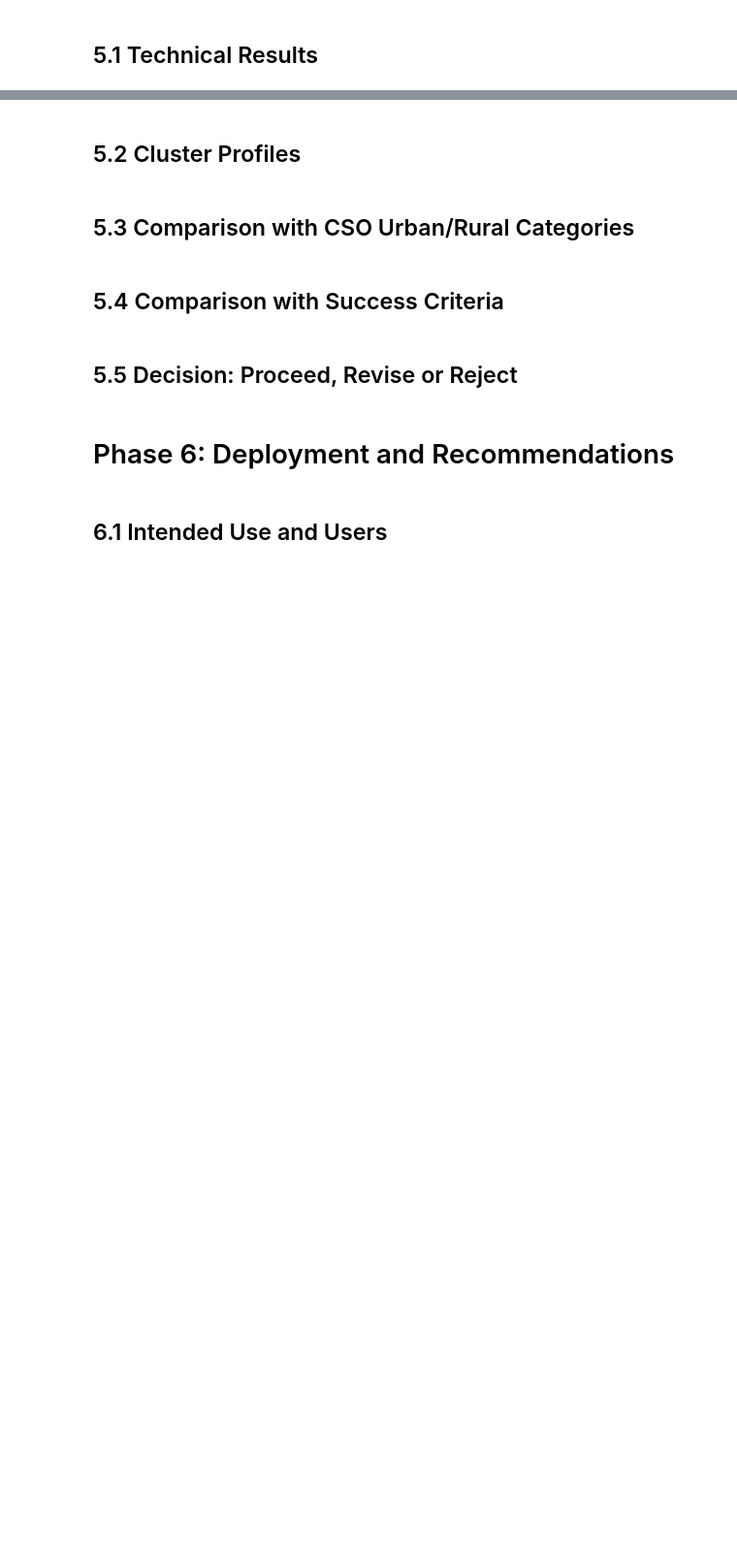
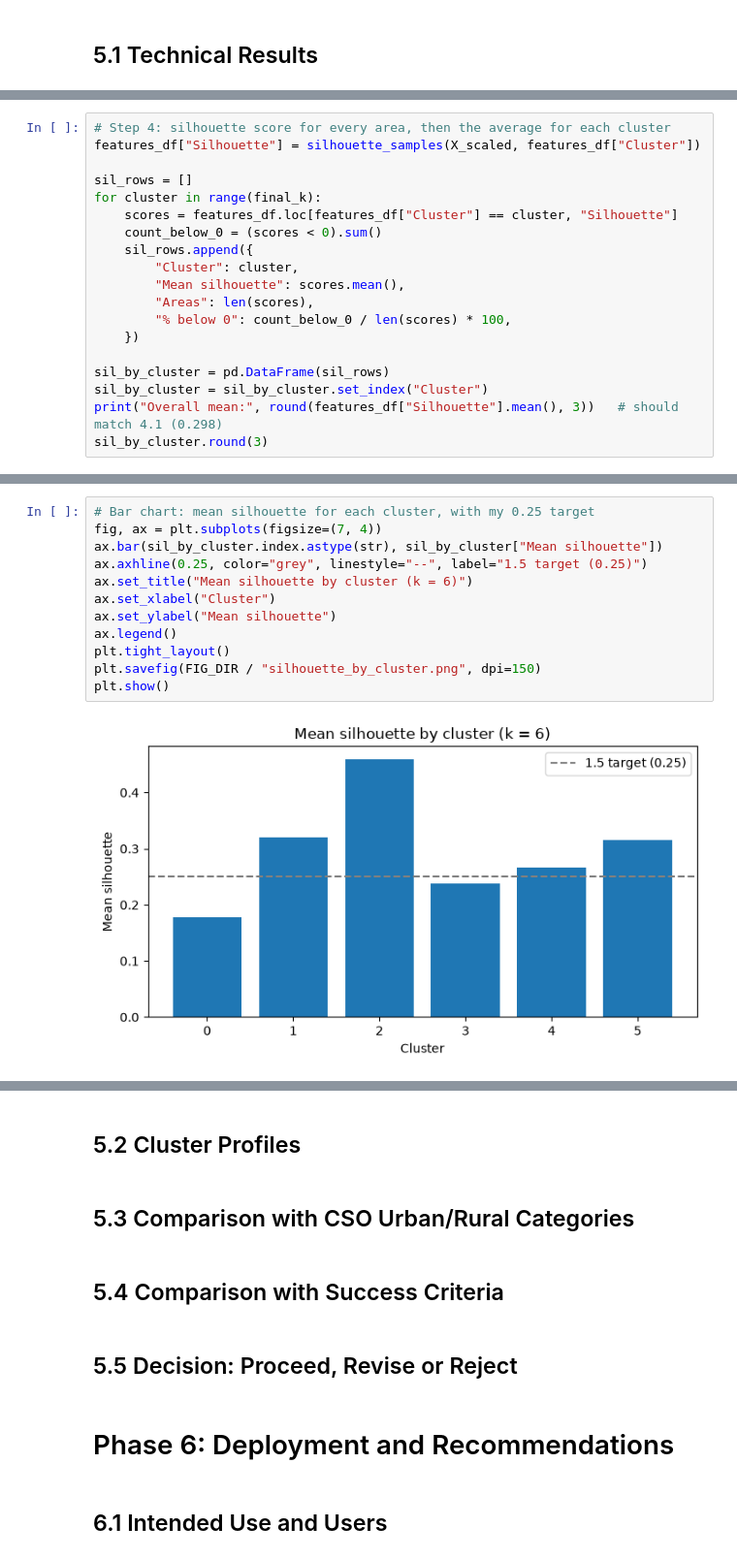
Before and after one commit to SwoopCodes/Data-Analytics_Irish-housing-density, a Jupyter notebook: notebooks/CA2_CRISP_DM_Notebook.ipynb, the cells around one changed output, grey strips where cells are left out. Shown at 97% size. Cells and saved outputs as stored; diff of their text form; blank space fills up the shorter version.

```diff
--- a/notebooks/CA2_CRISP_DM_Notebook.ipynb
+++ b/notebooks/CA2_CRISP_DM_Notebook.ipynb
@@ -1748,0 +1851,19 @@ K-means also scored a little higher (0.295 against 0.285) and made more even gro
+# %%
+# Step 4: silhouette score for every area, then the average for each cluster
+features_df["Silhouette"] = silhouette_samples(X_scaled, features_df["Cluster"])
+
+sil_rows = []
+for cluster in range(final_k):
+    scores = features_df.loc[features_df["Cluster"] == cluster, "Silhouette"]
+    count_below_0 = (scores < 0).sum()
+    sil_rows.append({
+        "Cluster": cluster,
+        "Mean silhouette": scores.mean(),
+        "Areas": len(scores),
+        "% below 0": count_below_0 / len(scores) * 100,
+    })
+
+sil_by_cluster = pd.DataFrame(sil_rows)
+sil_by_cluster = sil_by_cluster.set_index("Cluster")
+print("Overall mean:", round(features_df["Silhouette"].mean(), 3))   # should match 4.1 (0.298)
+sil_by_cluster.round(3)
@@ -1748,0 +1880,14 @@ K-means also scored a little higher (0.295 against 0.285) and made more even gro
+# %%
+# Bar chart: mean silhouette for each cluster, with my 0.25 target
+fig, ax = plt.subplots(figsize=(7, 4))
+ax.bar(sil_by_cluster.index.astype(str), sil_by_cluster["Mean silhouette"])
+ax.axhline(0.25, color="grey", linestyle="--", label="1.5 target (0.25)")
+ax.set_title("Mean silhouette by cluster (k = 6)")
+ax.set_xlabel("Cluster")
+ax.set_ylabel("Mean silhouette")
+ax.legend()
+plt.tight_layout()
+plt.savefig(FIG_DIR / "silhouette_by_cluster.png", dpi=150)
+plt.show()
+# %% [output]
+[figure, added]
```
Also changed, not shown: parts of 8 cells of this notebook, 1 other file.
